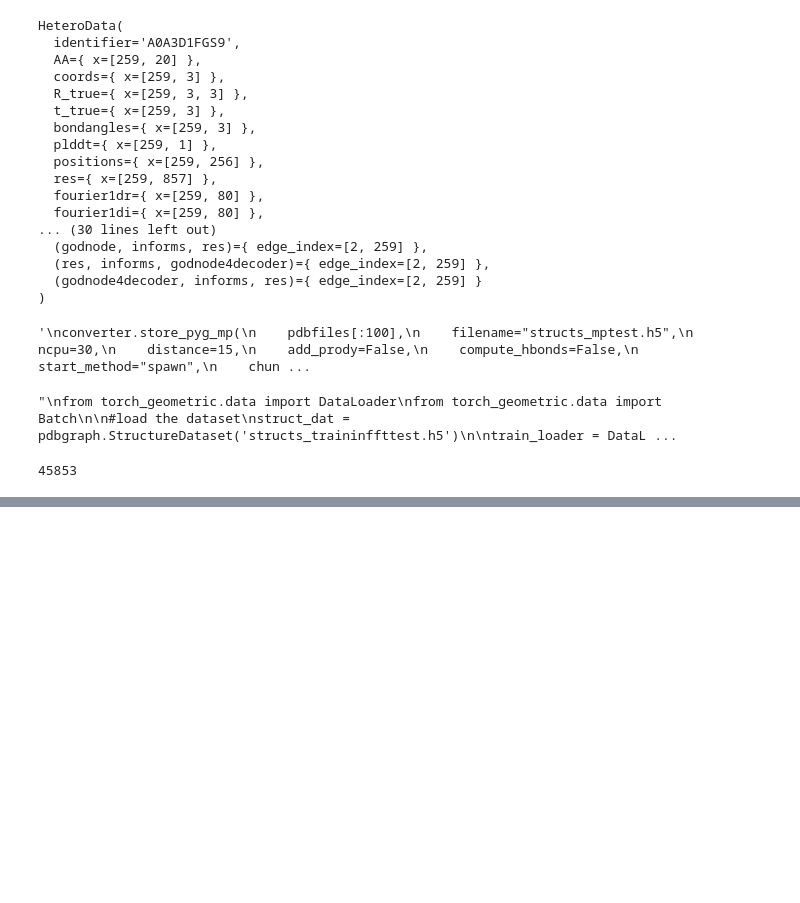
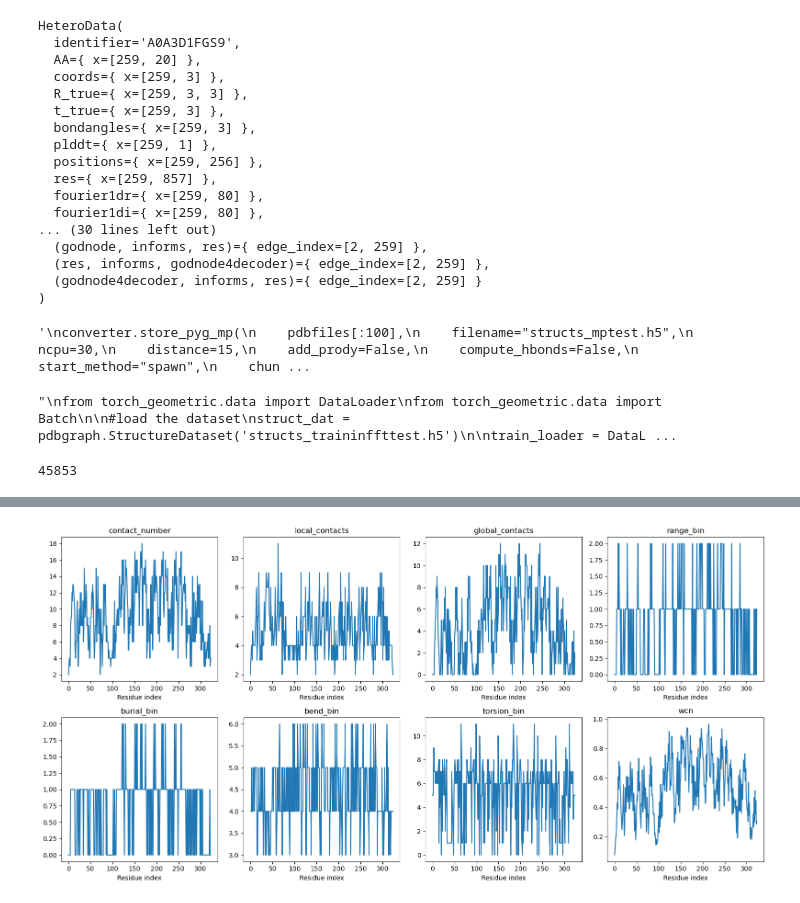
Before and after one commit to DessimozLab/foldtree2, a Jupyter notebook: foldtree2/notebooks/monomer_graph_trainingdata.ipynb, the cells around one changed output, grey strips where cells are left out. Drawn from its saved outputs; the diff is of its cells as text; code cells hidden in the pictures; blank space fills up the shorter version.

```diff
--- a/foldtree2/notebooks/monomer_graph_trainingdata.ipynb
+++ b/foldtree2/notebooks/monomer_graph_trainingdata.ipynb
@@ -516,0 +527,11 @@ import glob
+# %%
+# Import pdbgraphmk2 and create converter
+from foldtree2.src import pdbgraphmk2
+import importlib
+importlib.reload(pdbgraphmk2)
+
+converter_mk2 = pdbgraphmk2.PDB2PyG(
+	aapropcsv='foldtree2/config/aaindex1.csv'
+)
+print("pdbgraphmk2 converter initialized successfully")
+testing = True
@@ -516,0 +652,18 @@ import glob
+# %%
+# Visualize track features from pdbgraphmk2
+if testing:
+	fig, axes = plt.subplots(2, 4, figsize=(16, 8))
+	track_names = ['contact_number', 'local_contacts', 'global_contacts', 'range_bin',
+				   'burial_bin', 'bend_bin', 'torsion_bin', 'wcn']
+
+	for idx, name in enumerate(track_names):
+		ax = axes[idx // 4, idx % 4]
+		track_vals = features_mk2['track_features'][name]
+		ax.plot(track_vals)
+		ax.set_title(name)
+		ax.set_xlabel('Residue index')
+
+	plt.tight_layout()
+	plt.show()
+# %% [output]
+[figure, added]
```
Also changed, not shown: parts of 32 cells of this notebook, 6 other files.
